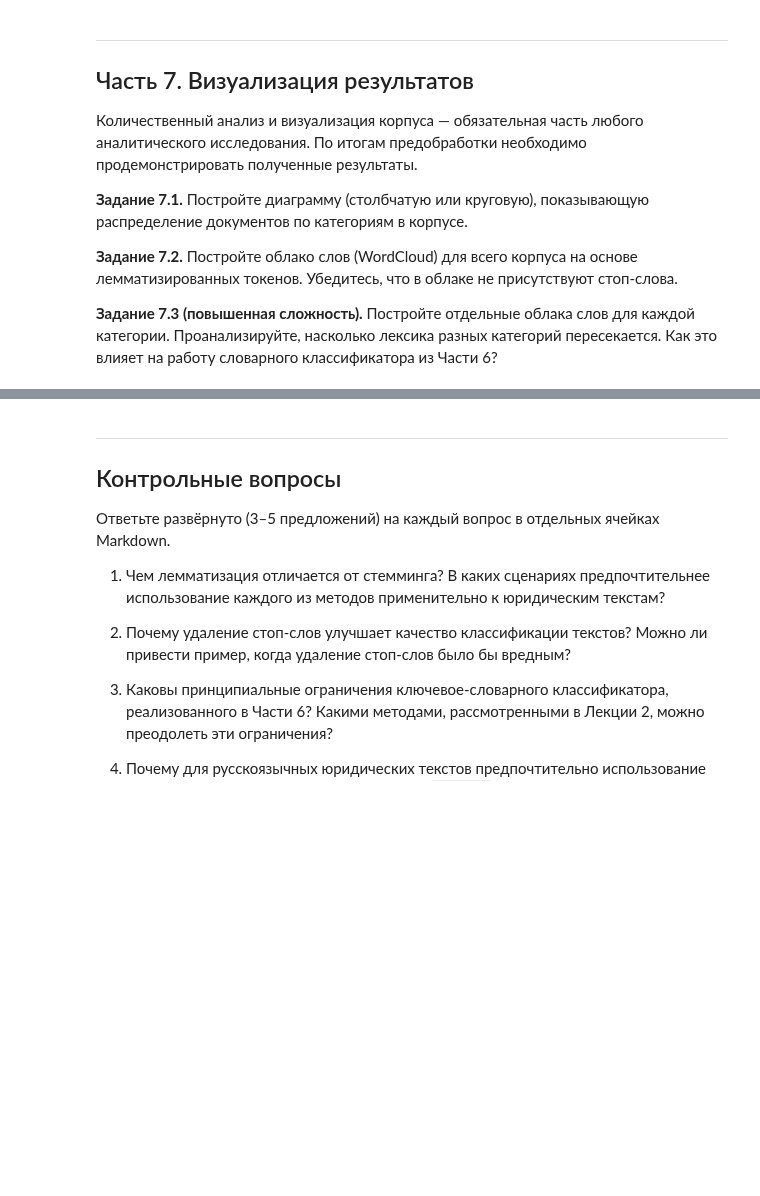
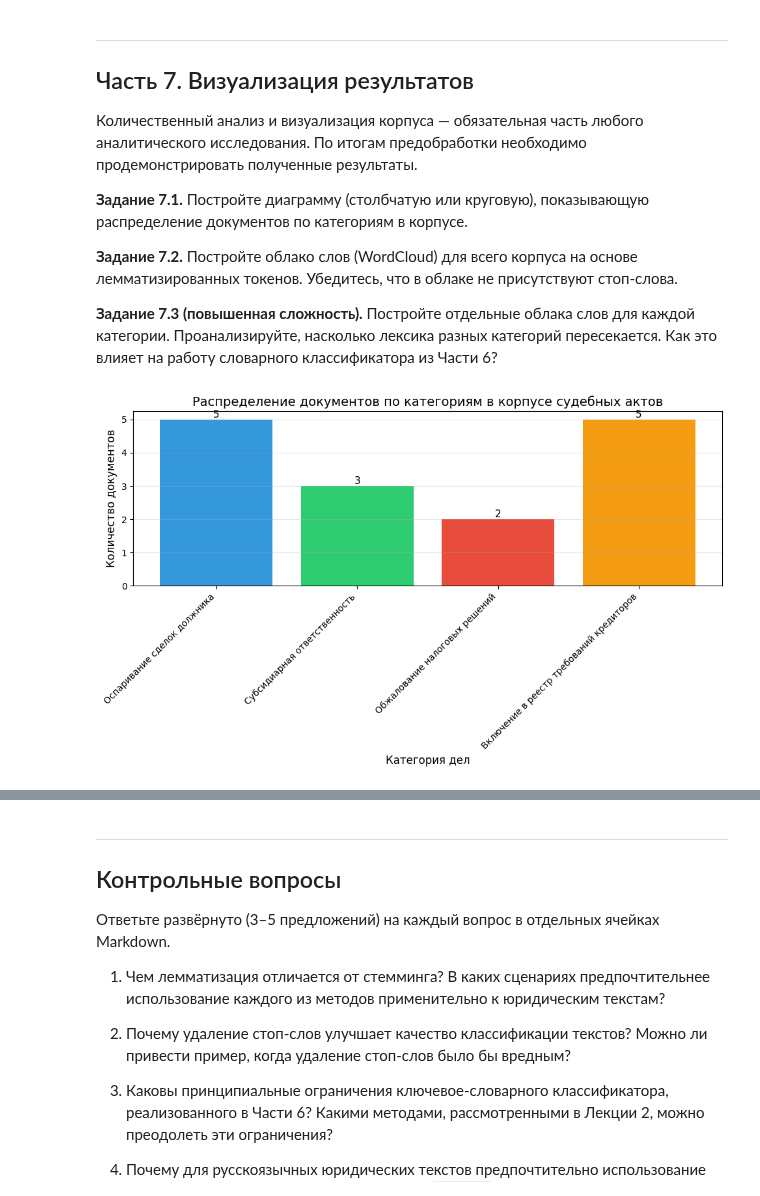
Before and after one commit to Cpr4z/ISS, a Jupyter notebook: labs/lab01/src/lab1.ipynb, the cells around one changed output, grey strips where cells are left out. Cells and saved outputs as stored; diff of their text form; code cells hidden in the pictures; blank space fills up the shorter version.

```diff
--- a/labs/lab01/src/lab1.ipynb
+++ b/labs/lab01/src/lab1.ipynb
@@ -421,12 +733,31 @@ for entity_text, entity_type in sample_entities:
 
 all_persons = Counter()
 all_orgs = Counter()
+all_loc = Counter()
 
 # Ваш код здесь:
+for doc in corpus:
+    entities = extract_entities(doc['text'])
+
+    for entity_text, entity_type in entities:
+        if entity_type == 'PER':
+            all_persons[entity_text] += 1
+        elif entity_type == 'ORG':
+            all_orgs[entity_text] += 1
+        elif entity_type == 'LOC':
+            all_loc[entity_text] += 1
+
+print(all_persons)
+print(all_orgs)
+print(all_loc)
 
 
 print("Наиболее частые организации:")
 # Ваш код здесь:
+for org, count in all_orgs.most_common(5):
+    print(f"  {org}: {count}")
 
 print("\nНаиболее частые персоны:")
 # Ваш код здесь:
+for person, count in all_persons.most_common(5):
+    print(f"  {person}: {count}")
@@ -524,0 +942,31 @@ total = len(tokenized_corpus)
+# %%
+# TODO (Задание 7.1): диаграмма распределения категорий
+# Используйте matplotlib. Подпишите оси и добавьте заголовок.
+
+# Ваш код здесь:
+
+categories = [doc['category'] for doc in corpus]
+category_counts = Counter(categories)
+
+cat_names = list(category_counts.keys())
+cat_values = list(category_counts.values())
+
+plt.figure(figsize=(10, 6))
+bars = plt.bar(cat_names, cat_values, color=['#3498db', '#2ecc71', '#e74c3c', '#f39c12'])
+
+plt.xlabel('Категория дел', fontsize=12)
+plt.ylabel('Количество документов', fontsize=12)
+plt.title('Распределение документов по категориям в корпусе судебных актов', fontsize=14)
+plt.xticks(rotation=45, ha='right')
+
+for bar in bars:
+    height = bar.get_height()
+    plt.text(bar.get_x() + bar.get_width()/2., height,
+             f'{int(height)}', ha='center', va='bottom', fontsize=11)
+
+plt.grid(axis='y', alpha=0.3)
+
+plt.tight_layout()
+plt.show()
+# %% [output]
+[figure, added]
```
Also changed, not shown: parts of 28 cells of this notebook, 9 other files.
